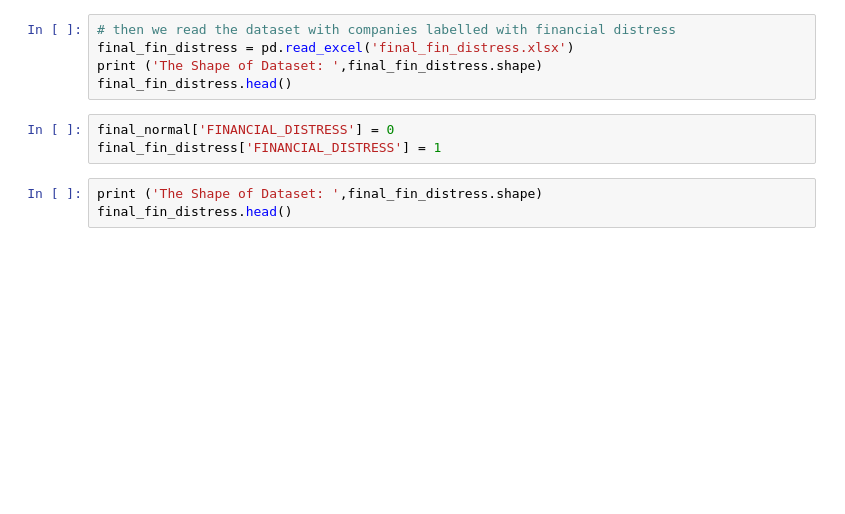
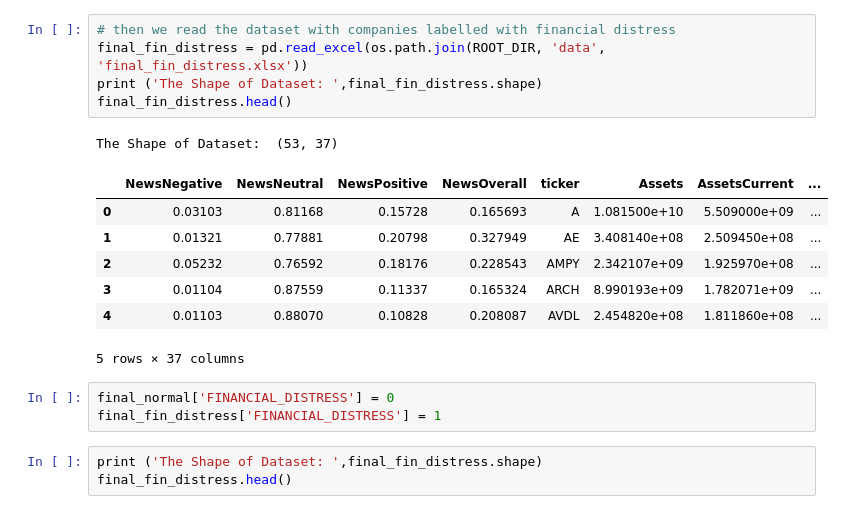
Before and after one commit to petr-yakovlev/early-warning-models-for-financial-crisis-based-on-ML-and-Big-Data, a Jupyter notebook: model_building.ipynb, the cells around one changed output. Cells and saved outputs as stored; diff of their text form; blank space fills up the shorter version.

```diff
--- a/model_building.ipynb
+++ b/model_building.ipynb
@@ -66,8 +79,17 @@ final_normal.head()
 # %%
 # then we read the dataset with companies labelled with financial distress
-final_fin_distress = pd.read_excel('final_fin_distress.xlsx')
+final_fin_distress = pd.read_excel(os.path.join(ROOT_DIR, 'data', 'final_fin_distress.xlsx'))
 print ('The Shape of Dataset: ',final_fin_distress.shape)
 final_fin_distress.head()
+# %% [output]
+The Shape of Dataset:  (53, 37)
+|  | NewsNegative | NewsNeutral | NewsPositive | NewsOverall | ticker | Assets | AssetsCurrent | ... |
+| 0 | 0.03103 | 0.81168 | 0.15728 | 0.165693 | A | 1.081500e+10 | 5.509000e+09 | ... |
+| 1 | 0.01321 | 0.77881 | 0.20798 | 0.327949 | AE | 3.408140e+08 | 2.509450e+08 | ... |
+| 2 | 0.05232 | 0.76592 | 0.18176 | 0.228543 | AMPY | 2.342107e+09 | 1.925970e+08 | ... |
+| 3 | 0.01104 | 0.87559 | 0.11337 | 0.165324 | ARCH | 8.990193e+09 | 1.782071e+09 | ... |
+| 4 | 0.01103 | 0.88070 | 0.10828 | 0.208087 | AVDL | 2.454820e+08 | 1.811860e+08 | ... |
+5 rows × 37 columns
 # %%
 final_normal['FINANCIAL_DISTRESS'] = 0
 final_fin_distress['FINANCIAL_DISTRESS'] = 1
```
Also changed, not shown: parts of 66 cells of this notebook.
